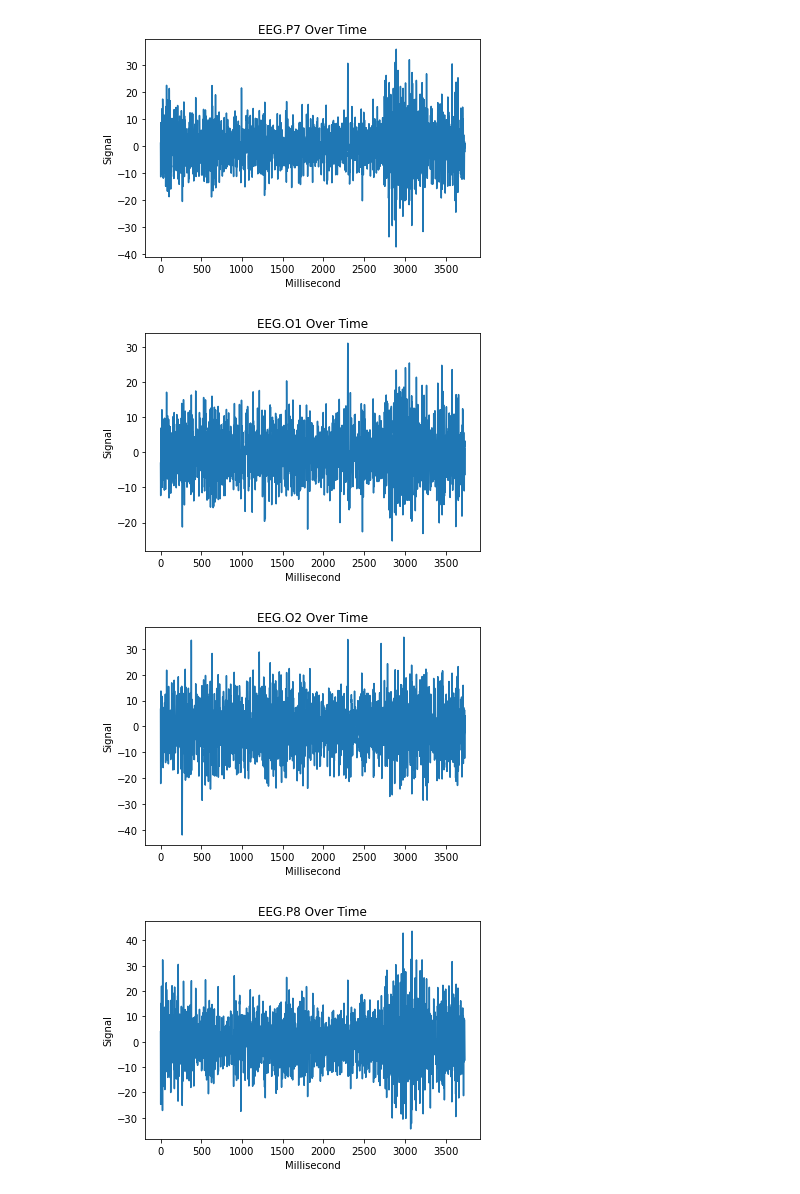
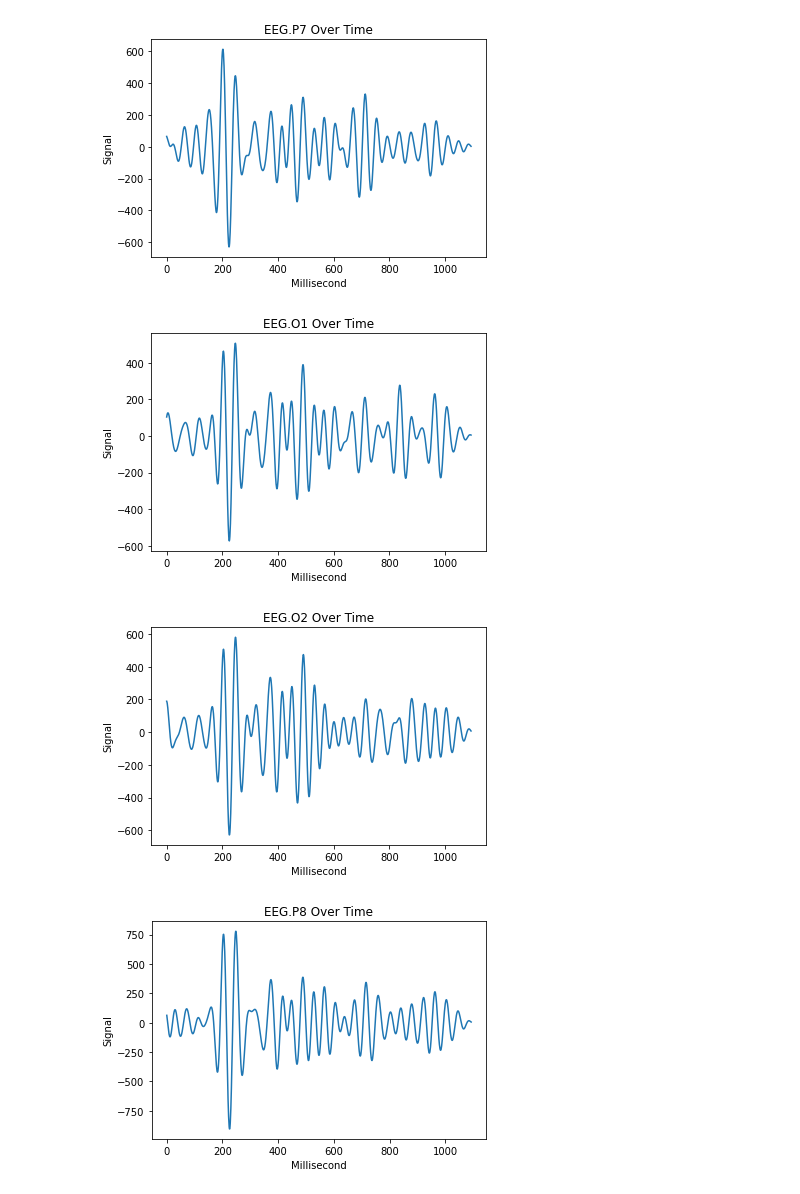
Before and after one commit to PeZeqo/capstone_pokemon_bci, a Jupyter notebook: Filtering_Data.ipynb, the cells around one changed output. Saved outputs shown, nothing was run; the diff lists cells and outputs as text; code cells hidden in the pictures.

```diff
--- a/Filtering_Data.ipynb
+++ b/Filtering_Data.ipynb
@@ -6,7 +6,8 @@ from matplotlib import pyplot as plt
 # dir_path = os.path.dirname(os.path.realpath(__file__))
 # record_export_folder = os.path.join(record_export_folder, 'recordings')
 record_export_folder = 'recordings'
-file_path = os.path.join(record_export_folder, 'name_18.09.20_14.31.07.md.pm.bp.csv')
+# file_path = os.path.join(record_export_folder, 'checkerboard.csv')
+file_path = os.path.join(record_export_folder, 'neutral_w_blink.csv')
 # %%
 df = pd.read_csv(file_path, skiprows=0, header=1)
 # %%
@@ -52,46 +53,52 @@ for col in trimmed_df.columns:
 # %%
-from scipy.signal import butter, lfilter
+from scipy.signal import butter, lfilter, filtfilt
 import numpy as np
 import matplotlib.pyplot as plt
 from scipy.signal import freqz
+from scipy import signal
 
 def plot_col_in_df_filtered(df, col):
-    fs = 128.0
-    lowcut = 3.0
-    highcut = 30.0
+    fs = 512.0
+    lowcut = 8.0
+    highcut = 15.0
 
     plt.title("{} Over Time".format(col))
     plt.xlabel("Millisecond")
     plt.ylabel("Signal")
 
     vals = df[col].values
     filtered = butter_bandpass_filter(vals, lowcut, highcut, fs)
-    plt.plot(filtered[100:])
+#     filtered = new_filter(vals)
+    plt.plot(filtered[200:])
     plt.show()
 
-def butter_bandpass(lowcut, highcut, fs, order=2):
+def butter_bandpass(lowcut, highcut, fs, order=3):
     nyq = 0.5 * fs
     low = lowcut / nyq
     high = highcut / nyq
     b, a = butter(order, [low, high], btype='band')
     return b, a
 
 
-def butter_bandpass_filter(data, lowcut, highcut, fs, order=2):
+def butter_bandpass_filter(data, lowcut, highcut, fs, order=3):
     b, a = butter_bandpass(lowcut, highcut, fs, order=order)
-    # data = data * 50    # amplify data
-    y = lfilter(b, a, data)
+    data = data * 50    # amplify data
+#     y = lfilter(b, a, data)
+    y = filtfilt(b, a, data)
     return y
 
+def new_filter(data):
+    filter = signal.firwin(400, [0.01, 0.06], pass_zero=False)
+    return signal.convolve(data, filter, mode='same')
 
 # Sample rate and desired cutoff frequencies (in Hz).
 
 # Plot the frequency response for a few different orders.
 for col in trimmed_df.columns:
     if 'Timestamp' != col and 'EEG.Counter' != col:
         plot_col_in_df_filtered(trimmed_df, col)
 # %% [output]
-[figure, old version]
+[figure, new version]
-[figure, old version]
+[figure, new version]
-[figure, old version]
+[figure, new version]
-[figure, old version]
+[figure, new version]
```
Also changed, not shown: parts of 2 cells of this notebook, 11 other files.
